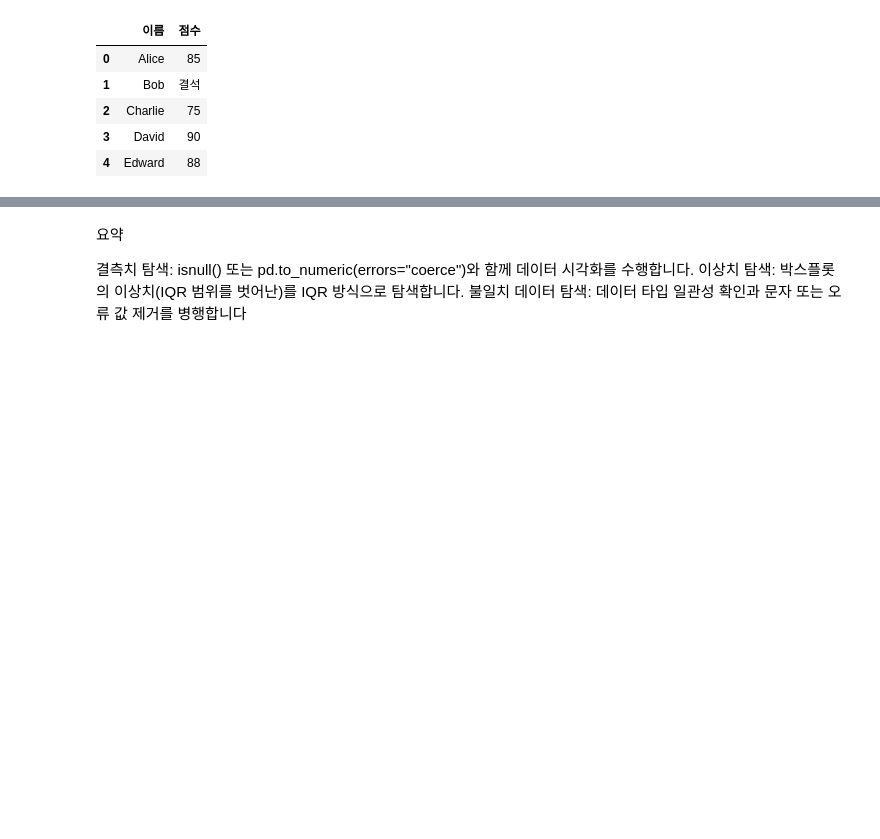
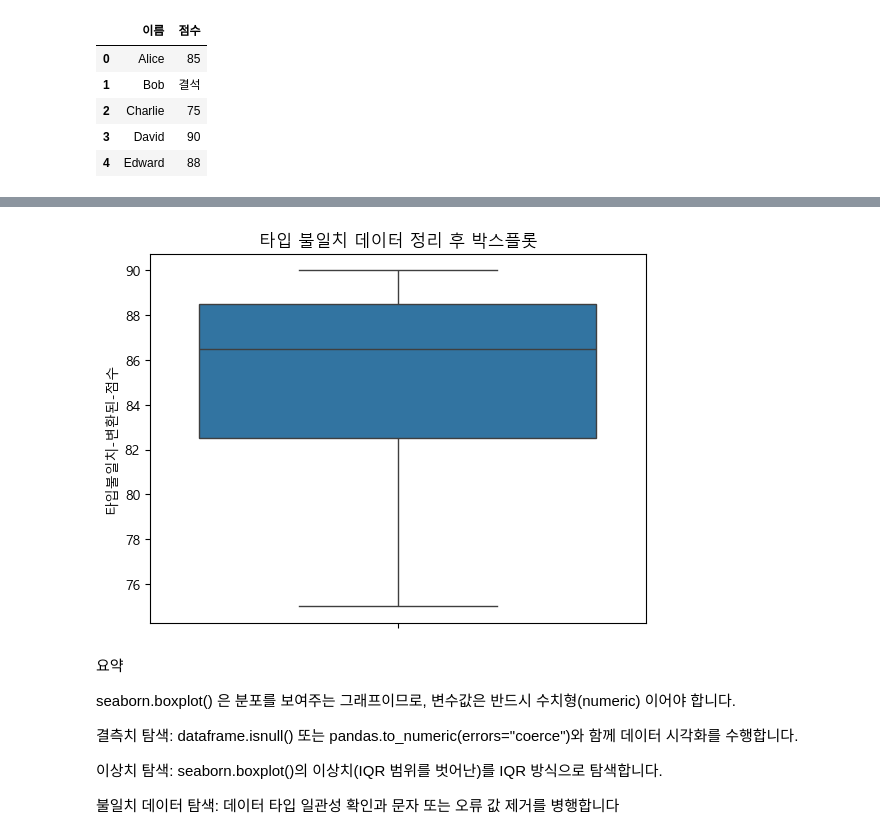
Before and after one commit to withlionbuddha/learn-thetheory-through-practice, a Jupyter notebook: BoxPlot-PatternsinObservations.ipynb, the cells around one changed output, grey strips where cells are left out. Drawn from its saved outputs; the diff is of its cells as text; code cells hidden in the pictures; blank space fills up the shorter version.

```diff
--- a/BoxPlot-PatternsinObservations.ipynb
+++ b/BoxPlot-PatternsinObservations.ipynb
@@ -179,6 +180,18 @@ plt.show()
+# %%
+# 불일치 데이터 박스플롯 (숫자만 시각화)
+df["타입불일치-변환된-점수"] = pd.to_numeric(df["점수"], errors="coerce")  # 문자열은 NaN으로 변환
+sns.boxplot(data=df["타입불일치-변환된-점수"])
+plt.title("타입 불일치 데이터 정리 후 박스플롯")
+plt.show()
+# %% [output]
+[figure, added]
 # %% [markdown]
 요약
 
-결측치 탐색: isnull() 또는 pd.to_numeric(errors="coerce")와 함께 데이터 시각화를 수행합니다.
-이상치 탐색: 박스플롯의 이상치(IQR 범위를 벗어난)를 IQR 방식으로 탐색합니다.
+seaborn.boxplot() 은 분포를 보여주는 그래프이므로, 변수값은 반드시 수치형(numeric) 이어야 합니다.
+
+결측치 탐색: dataframe.isnull() 또는 pandas.to_numeric(errors="coerce")와 함께 데이터 시각화를 수행합니다.
+
+이상치 탐색: seaborn.boxplot()의 이상치(IQR 범위를 벗어난)를 IQR 방식으로 탐색합니다.
+
 불일치 데이터 탐색: 데이터 타입 일관성 확인과 문자 또는 오류 값 제거를 병행합니다
```
Also changed, not shown: parts of 2 cells of this notebook.
